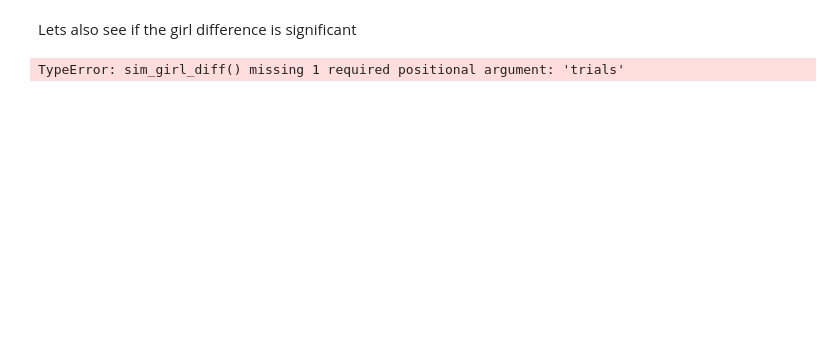
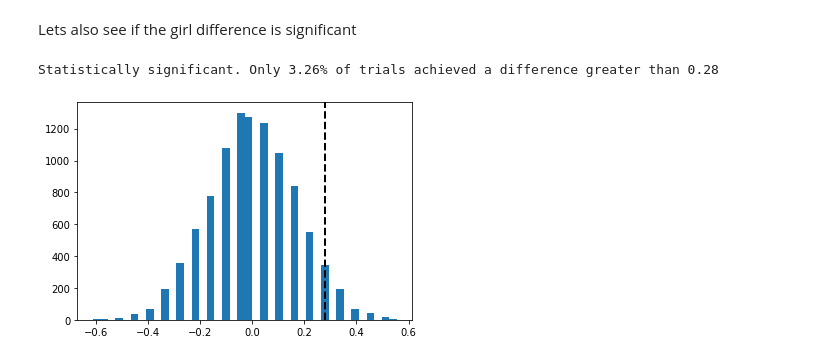
Before and after one commit to SentientPlatypus/candy-distribution-simulation, a Jupyter notebook: sim.ipynb, the cells around one changed output. Drawn from its saved outputs; the diff is of its cells as text; code cells hidden in the pictures; blank space fills up the shorter version.

```diff
--- a/sim.ipynb
+++ b/sim.ipynb
@@ -149,7 +149,8 @@ falls within natural error. 99.11999999999999% of trials achieved a difference g
 # %% [markdown]
 Lets also see if the girl difference is significant
 # %%
-trials = teddy.sim_girl_diff()
+trials = teddy.sim_girl_diff(TRIALS)
 teddy.analyze_trials(.28, trials)
 # %% [output]
-TypeError: sim_girl_diff() missing 1 required positional argument: 'trials'
+Statistically significant. Only 3.26% of trials achieved a difference greater than 0.28
+[figure, added]
```
Also changed, not shown: parts of 3 cells of this notebook.
